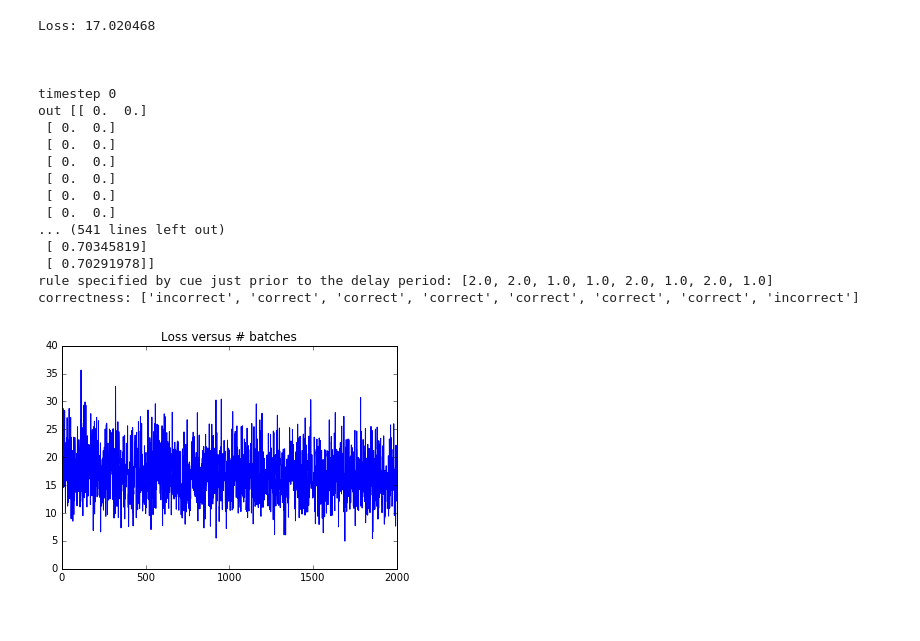
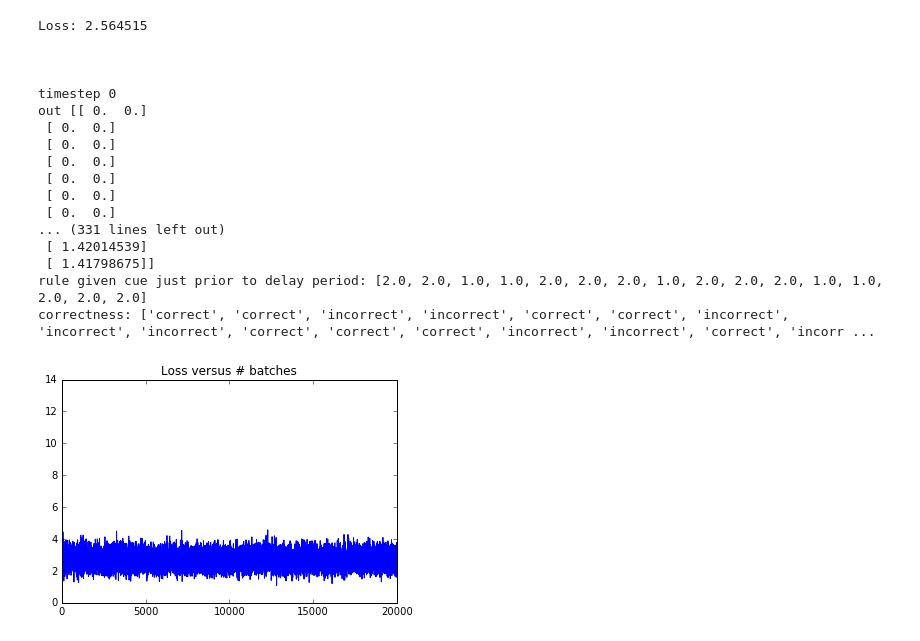
Before and after one commit to adammarblestone-zz/mediodorsalthalamus, a Jupyter notebook: MD_model_v003.ipynb, the cells around one changed output. Saved outputs shown, nothing was run; the diff lists cells and outputs as text; code cells hidden in the pictures.

Commit message:
v003 initial coding-up, not yet solving delay task well

```diff
--- a/MD_model_v003.ipynb
+++ b/MD_model_v003.ipynb
@@ -15,16 +15,16 @@ import matplotlib.pyplot as plt
 # Parameters of the network
 num_units_PFC = 40
 num_hidden_sensorymotor = 20
-num_timesteps = 15
+num_timesteps = 5
 
 # Parameters of the training
-batch_size = 8
-num_batches = 2000
+batch_size = 16
+num_batches = 20000
 learning_rate = 0.01
 
 # Parameters of the delay task
-start_time_of_delay = 5
-end_time_of_delay = 10
+start_time_of_delay = 3
+end_time_of_delay = 4
 # %%
 # DEFINITION OF THE TASK
 
@@ -160,53 +160,37 @@ ct = np.reshape([np.random.randint(0,4) for k in range(num_timesteps * batch_siz
 
 # Randomly chosen visual target coordinates
 in_vis_list_unshaped = [[np.random.rand(), np.random.rand()] for k in range(num_timesteps * batch_size * num_batches)]
 in_vis_list = np.reshape(in_vis_list_unshaped, [num_batches,batch_size,num_timesteps, 2])
 
 # Randomly chosen auditory target coordinates
 in_aud_list_unshaped = [[np.random.rand(), np.random.rand()] for k in range(num_timesteps * batch_size * num_batches)]
 in_aud_list = np.reshape(in_aud_list_unshaped, [num_batches,batch_size,num_timesteps, 2])
 
 # Running the session and storing the loss function across batches to see the learning curve
 losses = []
 for b in range(num_batches): # Running the training batches
     ct_in = ct[b, :, :]
     in_v = in_vis_list[b, :, :]
     in_a = in_aud_list[b, :, :]
     os, l, rc, _ = sess.run([outs, loss, rules_chosen, train_op], feed_dict = {cue_timeseries:ct_in, input_vis: in_v, input_aud:in_a})
     # The outputs here are just for the last batch only...
     losses.append(l)
-
-# Printing the outputs for visual inspection
-print "Loss: %f" % l
-print "\n\n"
-for q in range(num_timesteps):
-    print "timestep %i" % q
-    print "out", os[q][:], "\n", "vis in", in_v[:,q],"\n", "aud in", in_a[:, q],"\n", "PFC output", rc[q][:]
-    print "rule given cue just prior to delay period:", [sess.run(cue_to_rule_mapping_function(q, float(ct_in[e,start_time_of_delay-1]))) for e in range(batch_size)]
-    print "correctness:", correctness(q, os, in_a, in_v, ct_in)
-    print "\n"
-
-# Plotting the loss function over time to see the learning process
-plt.figure()
-plt.plot(losses)
-plt.title("Loss versus # batches")
-plt.show()
 # %% [output]
-Loss: 17.020468
+Loss: 2.564515
 
 
 
 timestep 0
 out [[ 0.  0.]
  [ 0.  0.]
  [ 0.  0.]
  [ 0.  0.]
  [ 0.  0.]
  [ 0.  0.]
  [ 0.  0.]
-... (541 lines left out)
- [ 0.70345819]
- [ 0.70291978]]
-rule specified by cue just prior to the delay period: [2.0, 2.0, 1.0, 1.0, 2.0, 1.0, 2.0, 1.0]
-correctness: ['incorrect', 'correct', 'correct', 'correct', 'correct', 'correct', 'correct', 'incorrect']
+... (331 lines left out)
+ [ 1.42014539]
+ [ 1.41798675]]
+rule given cue just prior to delay period: [2.0, 2.0, 1.0, 1.0, 2.0, 2.0, 2.0, 1.0, 2.0, 2.0, 2.0, 1.0, 1.0, 2.0, 2.0, 2.0]
+correctness: ['correct', 'correct', 'incorrect', 'incorrect', 'correct', 'correct', 'incorrect', 'incorrect', 'incorrect', 'correct', 'correct', 'correct', 'incorrect', 'incorrect', 'correct', 'incorr ...
-[figure, old version]
+[figure, new version]
```
Also changed, not shown: parts of 1 cell of this notebook.
